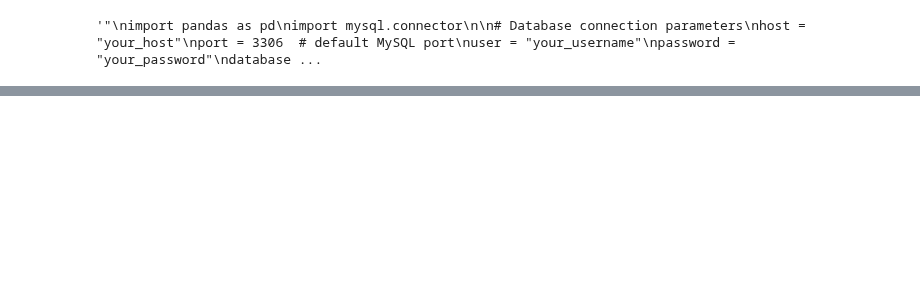
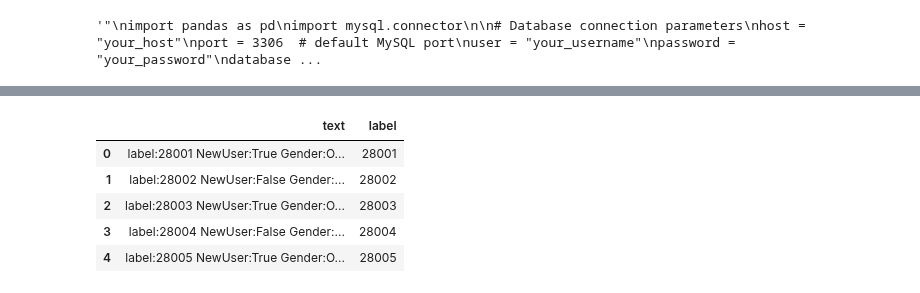
Before and after one commit to BahacanKaratas/Bil496_ML, a Jupyter notebook: DiyetisyenYardımcıModel_Distilbert.ipynb, the cells around one changed output, grey strips where cells are left out. Saved outputs shown, nothing was run; the diff lists cells and outputs as text; code cells hidden in the pictures; blank space fills up the shorter version.

```diff
--- a/DiyetisyenYardımcıModel_Distilbert.ipynb
+++ b/DiyetisyenYardımcıModel_Distilbert.ipynb
@@ -108,6 +117,28 @@ def combine_columns_to_text(df, exclude_columns=None, column_weights=None):
 
     # Return the DataFrame with the 'text' and 'label' columns
     return df_combined[['text', 'label']] if label_col is not None else df_combined[['text']]
+# %%
+def combine_columns_to_text_simple(df, exclude_columns=None):
+    if exclude_columns is None:
+        exclude_columns = []
+    if df.empty:
+        return pd.DataFrame(columns=['text', 'label'])
+
+    # Store the 'label' column if it exists and is not in the exclude list
+    label_col = df['label'] if 'label' in df.columns and 'label' not in exclude_columns else None
+
+    # Drop the columns that need to be excluded
+    df_combined = df.drop(columns=exclude_columns, errors='ignore')
+
+    # Combine column names and values into a single column by concatenating the text from each column with its column name
+    df_combined['text'] = df_combined.apply(lambda row: ' '.join([f"{col}:{val}" for col, val in row.dropna().items()]), axis=1)
+
+    # Include the 'label' column in the result if it was stored
+    if label_col is not None:
+        df_combined['label'] = label_col
+
+    # Return the DataFrame with the 'text' and 'label' columns
+    return df_combined[['text', 'label']] if label_col is not None else df_combined[['text']]
 # %%
 # Define weights for each column
 column_weights = {
@@ -126,6 +157,7 @@ column_weights = {
 
 # Combine columns with specified weights
 generalDataframe = combine_columns_to_text(df, exclude_columns=['DietID'], column_weights=column_weights)
+generalDataframe2=combine_columns_to_text_simple(df,exclude_columns=['DietID','Email','Username'])
 # %%
 generalDataframe.head()
 # %% [output]
@@ -138,3 +170,12 @@ generalDataframe.head()
+# %%
+generalDataframe2.head()
+# %% [output]
+|  | text | label |
+| 0 | label:28001 NewUser:True Gender:O... | 28001 |
+| 1 | label:28002 NewUser:False Gender:... | 28002 |
+| 2 | label:28003 NewUser:True Gender:O... | 28003 |
+| 3 | label:28004 NewUser:False Gender:... | 28004 |
+| 4 | label:28005 NewUser:True Gender:O... | 28005 |
 # %%
 
 # Encode labels
```
Also changed, not shown: parts of 20 cells of this notebook, 5 other files.
